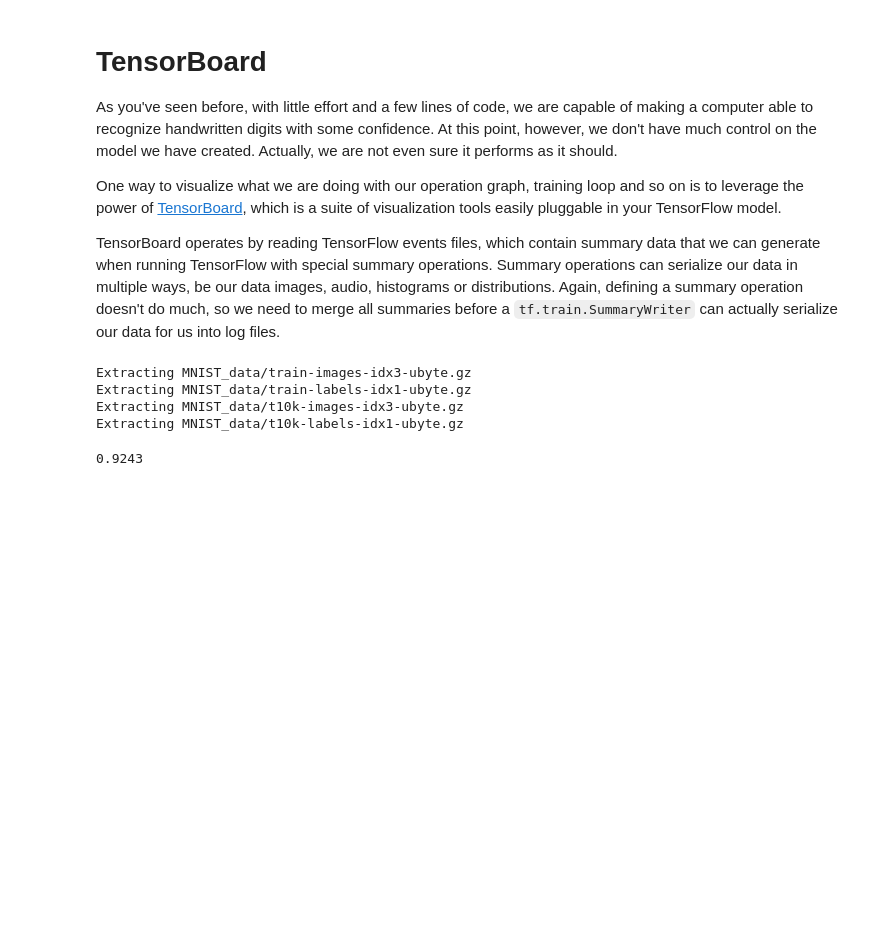
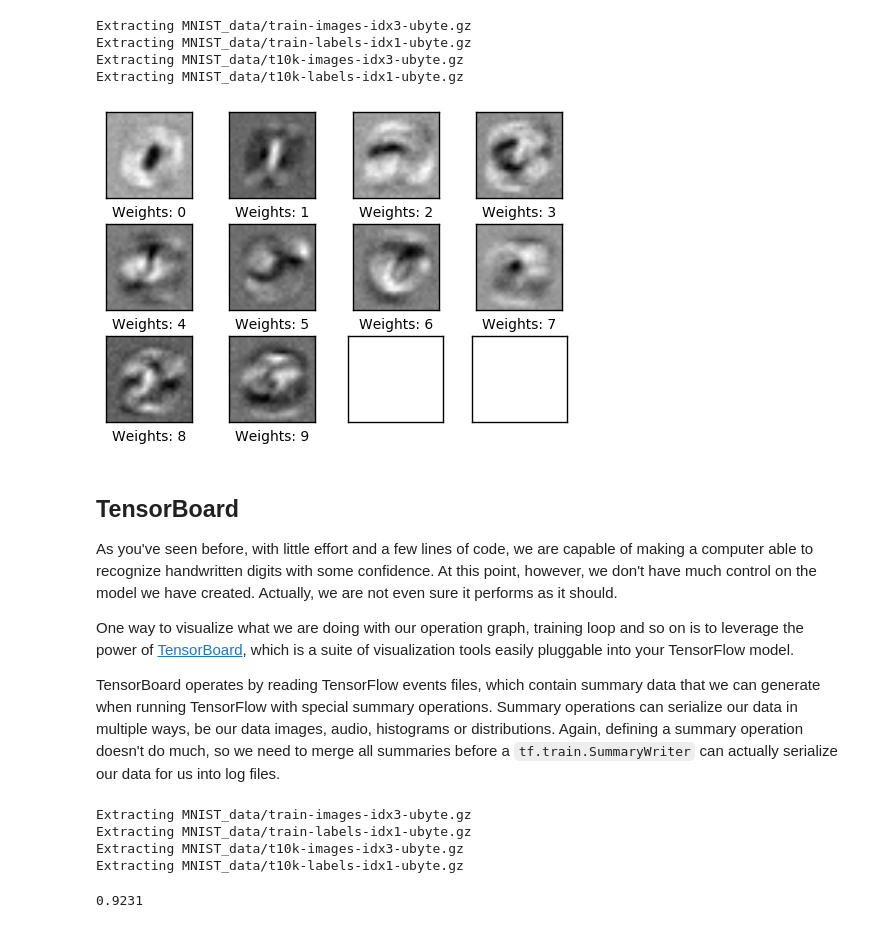
Before and after one commit to andreaazzini/DL_computefest_2017, a Jupyter notebook: TensorBoard.ipynb, the cells around one changed output. Drawn from its saved outputs; the diff is of its cells as text; code cells hidden in the pictures; blank space fills up the shorter version.

Commit message:
Add weights visualization

```diff
--- a/TensorBoard.ipynb
+++ b/TensorBoard.ipynb
@@ -1,9 +5,72 @@
+# %%
+from tensorflow.examples.tutorials.mnist import input_data
+mnist = input_data.read_data_sets("MNIST_data/", one_hot=True)
+
+import math
+import tensorflow as tf
+
+x = tf.placeholder(tf.float32, [None, 28 * 28])
+y_ = tf.placeholder(tf.float32, [None, 10])
+
+W1 = tf.Variable(tf.truncated_normal([28 * 28, 300], stddev=1 / math.sqrt(28 * 28)))
+b1 = tf.Variable(tf.constant(0.1, shape=[300]))
+h = tf.sigmoid(tf.matmul(x, W1) + b1)
+
+W2 = tf.Variable(tf.truncated_normal([300, 10], stddev=1 / math.sqrt(300)))
+b2 = tf.Variable(tf.constant(0.1, shape=[10]))
+y = tf.nn.softmax(tf.matmul(h, W2) + b2)
+
+cross_entropy = tf.reduce_mean(-tf.reduce_sum(y_ * tf.log(y), axis=1))
+train_step = tf.train.GradientDescentOptimizer(0.5).minimize(cross_entropy)
+
+init = tf.global_variables_initializer()
+sess = tf.InteractiveSession()
+sess.run(init)
+for i in range(1000):
+    batch_xs, batch_ys = mnist.train.next_batch(100)
+    sess.run(train_step, feed_dict={x: batch_xs, y_: batch_ys})
+# %% [output]
+Extracting MNIST_data/train-images-idx3-ubyte.gz
+Extracting MNIST_data/train-labels-idx1-ubyte.gz
+Extracting MNIST_data/t10k-images-idx3-ubyte.gz
+Extracting MNIST_data/t10k-labels-idx1-ubyte.gz
+# %%
+%matplotlib inline
+import matplotlib.pyplot as plt
+import numpy as np
+
+def plot_weights(session, w1, w2, img_shape=(28, 28)):
+    w = session.run(tf.matmul(w1, w2))
+
+    fig, axes = plt.subplots(3, 4)
+    fig.subplots_adjust(hspace=0.3, wspace=0.3)
+
+    for i, axis in enumerate(axes.flat):
+        # Only use the weights for the first 10 sub-plots.
+        if i < 10:
+            # Get the weights for the i'th digit and reshape it.
+            # Note that w.shape == (img_size_flat, 10)
+            image = w[:, i].reshape(img_shape)
+
+            # Set the label for the sub-plot.
+            axis.set_xlabel("Weights: {0}".format(i))
+
+            # Plot the image.
+            axis.imshow(image, cmap='gray')
+
+        # Remove ticks from each sub-plot.
+        axis.set_xticks([])
+        axis.set_yticks([])
+
+plot_weights(sess, W1, W2)
+# %% [output]
+[figure, added]
 # %% [markdown]
-# TensorBoard
+## TensorBoard
 
 As you've seen before, with little effort and a few lines of code, we are capable of making a computer able to recognize handwritten digits with some confidence. At this point, however, we don't have much control on the model we have created. Actually, we are not even sure it performs as it should.
 
-One way to visualize what we are doing with our operation graph, training loop and so on is to leverage the power of [TensorBoard](https://www.tensorflow.org/how_tos/summaries_and_tensorboard/), which is a suite of visualization tools easily pluggable in your TensorFlow model.
+One way to visualize what we are doing with our operation graph, training loop and so on is to leverage the power of [TensorBoard](https://www.tensorflow.org/how_tos/summaries_and_tensorboard/), which is a suite of visualization tools easily pluggable into your TensorFlow model.
 
 TensorBoard operates by reading TensorFlow events files, which contain summary data that we can generate when running TensorFlow with special summary operations. Summary operations can serialize our data in multiple ways, be our data images, audio, histograms or distributions. Again, defining a summary operation doesn't do much, so we need to merge all summaries before a `tf.train.SummaryWriter` can actually serialize our data for us into log files.
 # %%
@@ -35,7 +102,7 @@ tf.summary.histogram('L2_weights', W2)
 tf.summary.histogram('logits', logits)
 tf.summary.histogram('output', y)
 
-cross_entropy = tf.reduce_mean(-tf.reduce_sum(y_ * tf.log(y), reduction_indices=[1]), name='cross_entropy')
+cross_entropy = tf.reduce_mean(-tf.reduce_sum(y_ * tf.log(y), axis=1), name='cross_entropy')
 train_step = tf.train.GradientDescentOptimizer(0.5).minimize(cross_entropy)
 tf.summary.scalar('loss', cross_entropy)
 
@@ -55,7 +122,7 @@ for i in range(1000):
 
 print(sess.run(accuracy, feed_dict={x: mnist.test.images, y_: mnist.test.labels}))
 # %% [output]
-0.9243
+0.9231
 # %% [markdown]
 ## Exercise 2
 
```
Also changed, not shown: parts of 2 cells of this notebook, 2 other files.
